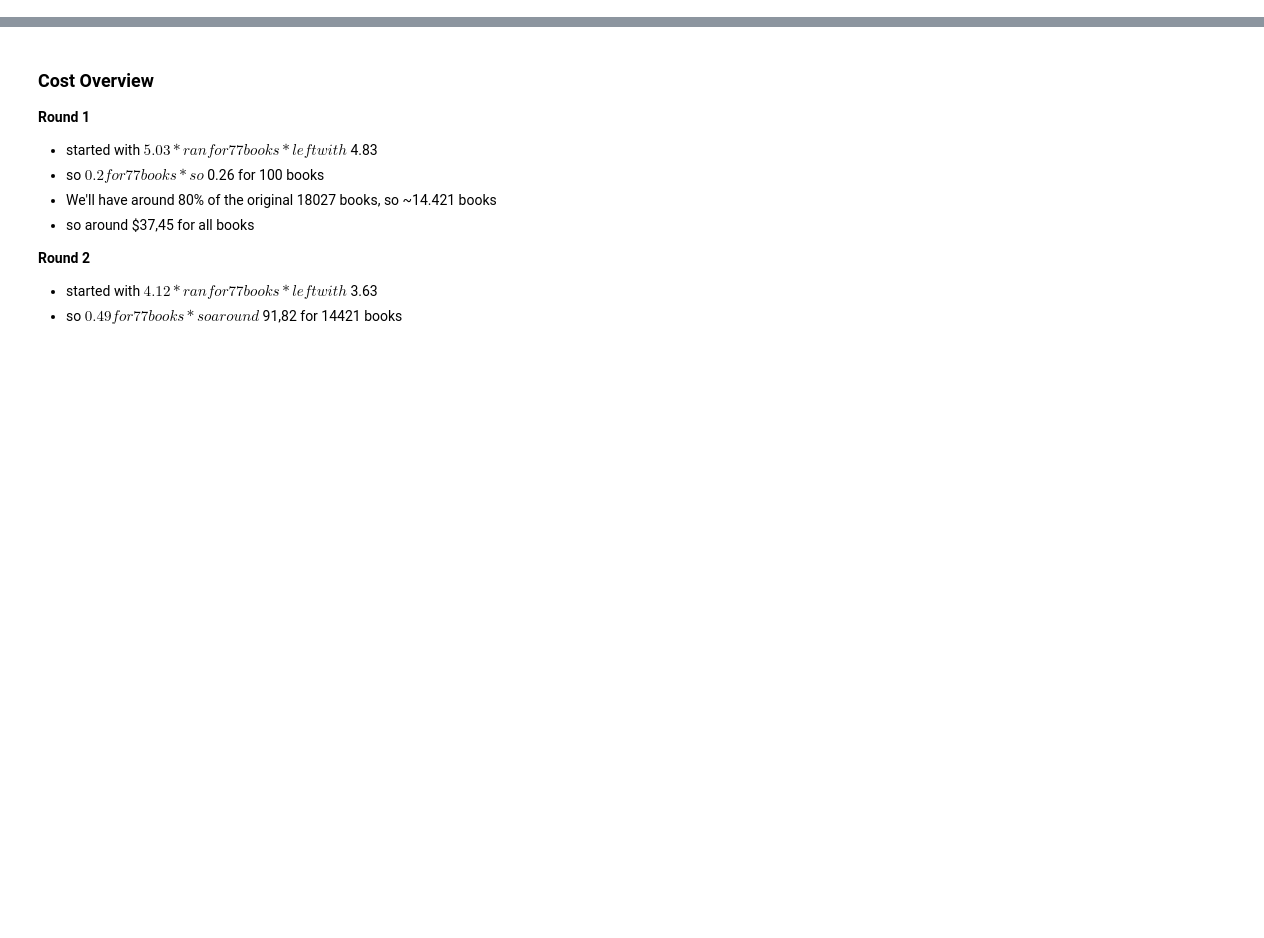
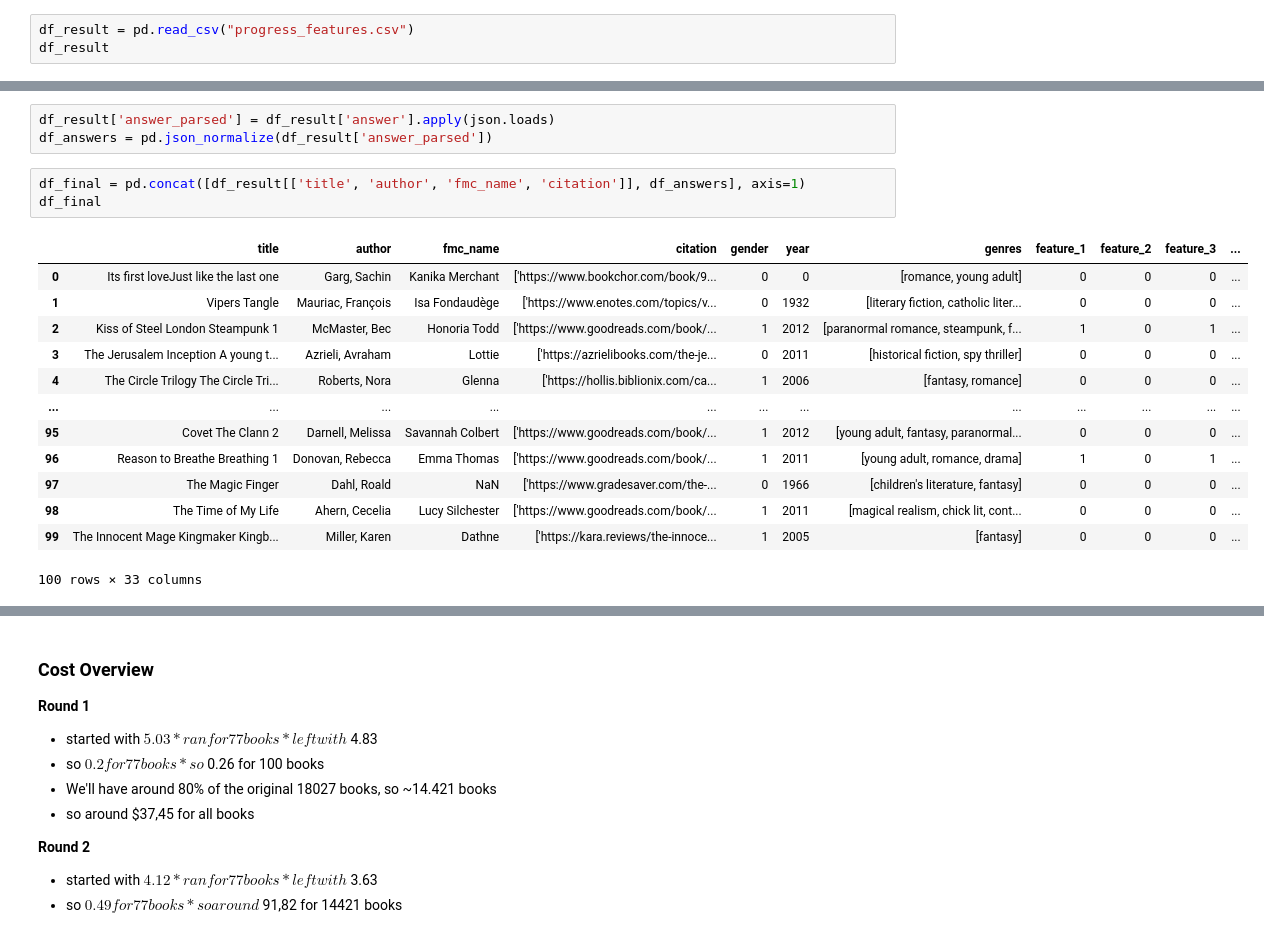
Before and after one commit to skratzke/thesis, a Jupyter notebook: 2 features.ipynb, the cells around one changed output, grey strips where cells are left out. Cells and saved outputs as stored; diff of their text form; blank space fills up the shorter version.

```diff
--- a/2 features.ipynb
+++ b/2 features.ipynb
@@ -208,0 +248,3 @@ print(df_fmc)
+# %%
+df_result = pd.read_csv("progress_features.csv")
+df_result
@@ -208,0 +265,20 @@ print(df_fmc)
+# %%
+df_result['answer_parsed'] = df_result['answer'].apply(json.loads)
+df_answers = pd.json_normalize(df_result['answer_parsed'])
+# %%
+df_final = pd.concat([df_result[['title', 'author', 'fmc_name', 'citation']], df_answers], axis=1)
+df_final
+# %% [output]
+|  | title | author | fmc_name | citation | gender | year | genres | feature_1 | feature_2 | feature_3 | ... |
+| 0 | Its first loveJust like the last one | Garg, Sachin | Kanika Merchant | ['https://www.bookchor.com/book/9... | 0 | 0 | [romance, young adult] | 0 | 0 | 0 | ... |
+| 1 | Vipers Tangle | Mauriac, François | Isa Fondaudège | ['https://www.enotes.com/topics/v... | 0 | 1932 | [literary fiction, catholic liter... | 0 | 0 | 0 | ... |
+| 2 | Kiss of Steel London Steampunk 1 | McMaster, Bec | Honoria Todd | ['https://www.goodreads.com/book/... | 1 | 2012 | [paranormal romance, steampunk, f... | 1 | 0 | 1 | ... |
+| 3 | The Jerusalem Inception A young t... | Azrieli, Avraham | Lottie | ['https://azrielibooks.com/the-je... | 0 | 2011 | [historical fiction, spy thriller] | 0 | 0 | 0 | ... |
+| 4 | The Circle Trilogy The Circle Tri... | Roberts, Nora | Glenna | ['https://hollis.biblionix.com/ca... | 1 | 2006 | [fantasy, romance] | 0 | 0 | 0 | ... |
+| ... | ... | ... | ... | ... | ... | ... | ... | ... | ... | ... | ... |
+| 95 | Covet The Clann 2 | Darnell, Melissa | Savannah Colbert | ['https://www.goodreads.com/book/... | 1 | 2012 | [young adult, fantasy, paranormal... | 0 | 0 | 0 | ... |
+| 96 | Reason to Breathe Breathing 1 | Donovan, Rebecca | Emma Thomas | ['https://www.goodreads.com/book/... | 1 | 2011 | [young adult, romance, drama] | 1 | 0 | 1 | ... |
+| 97 | The Magic Finger | Dahl, Roald | NaN | ['https://www.gradesaver.com/the-... | 0 | 1966 | [children's literature, fantasy] | 0 | 0 | 0 | ... |
+| 98 | The Time of My Life | Ahern, Cecelia | Lucy Silchester | ['https://www.goodreads.com/book/... | 1 | 2011 | [magical realism, chick lit, cont... | 0 | 0 | 0 | ... |
+| 99 | The Innocent Mage Kingmaker Kingb... | Miller, Karen | Dathne | ['https://kara.reviews/the-innoce... | 1 | 2005 | [fantasy] | 0 | 0 | 0 | ... |
+100 rows × 33 columns
```
Also changed, not shown: parts of 20 cells of this notebook, 5 other files.
